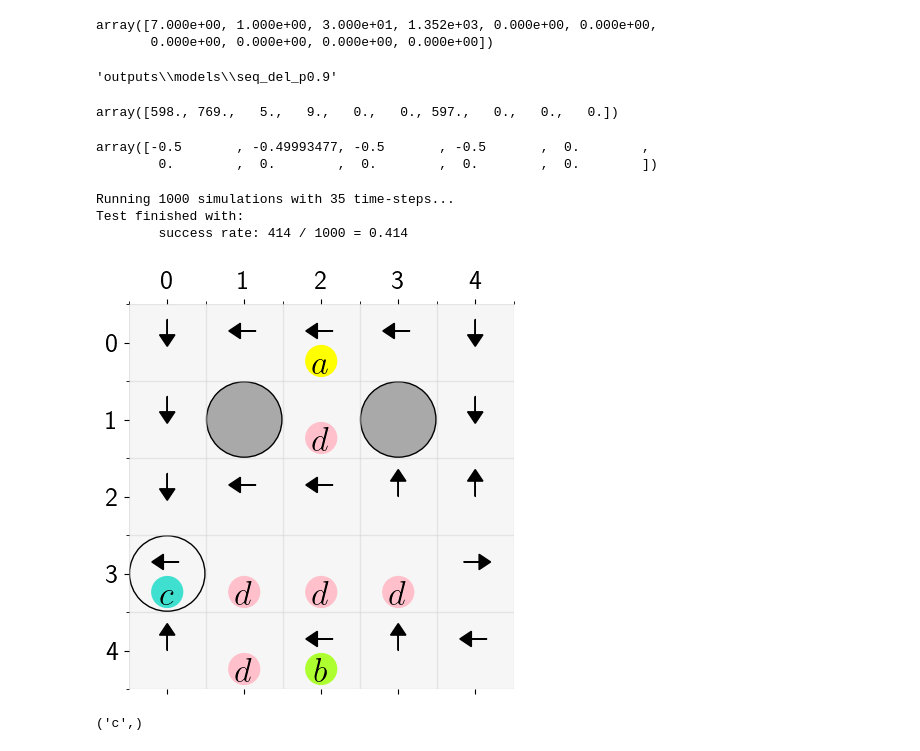
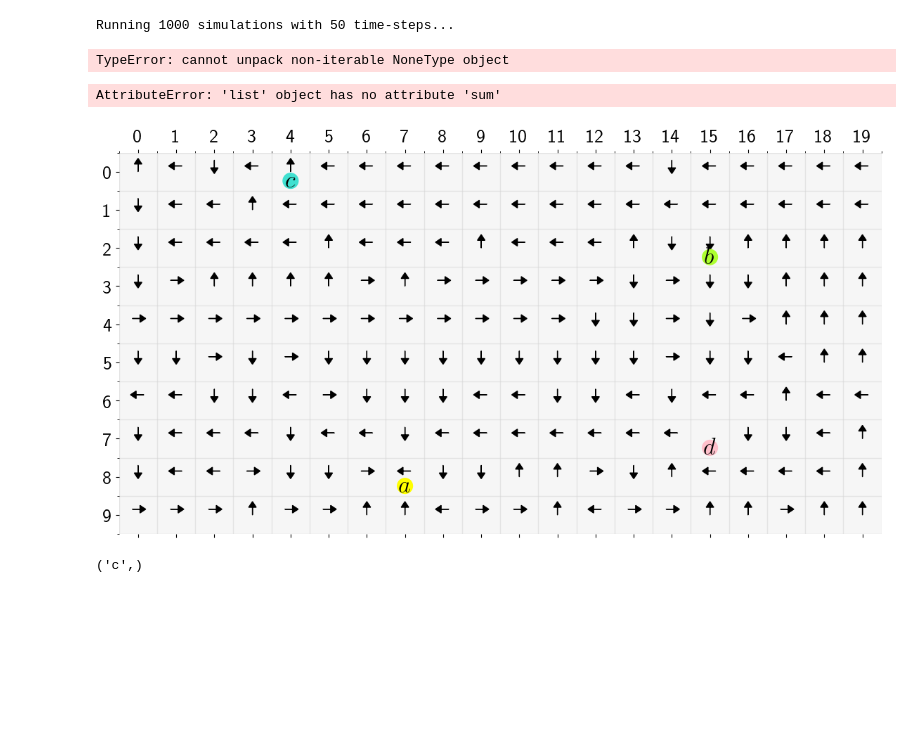
Before and after one commit to CL2-UWaterloo/RL-LTL, a Jupyter notebook: Main/new_case.ipynb, the cells around one changed output. Drawn from its saved outputs; the diff is of its cells as text; code cells hidden in the pictures; blank space fills up the shorter version.

```diff
--- a/Main/new_case.ipynb
+++ b/Main/new_case.ipynb
@@ -82,0 +29,6 @@ To enable them in other operations, rebuild TensorFlow with the appropriate comp
+# %%
+gw = grid_world('frozen_lake')
+model = build_model(gw.ch_states[(0,0,0,0)].shape, gw.csrl.shape[-1])
+# print(model.summary())
+model.load_weights(f'outputs/models/New_p{gw.p}')
+env = RL_LTL(gw, model)
@@ -214,9 +71,0 @@ Test wins: 88 / 200
-# %%
-N1[(0,0,4,2)]
-# %% [output]
-array([7.000e+00, 1.000e+00, 3.000e+01, 1.352e+03, 0.000e+00, 0.000e+00,
-       0.000e+00, 0.000e+00, 0.000e+00, 0.000e+00])
-# %%
-f'outputs\models\seq_del_p{p}'
-# %% [output]
-'outputs\\models\\seq_del_p0.9'
@@ -227,26 +74,20 @@ N1 = np.load(f'outputs/Ours/SD_{p}.npy')
-# %%
-N[(0,1,2,0)]
-# %% [output]
-array([598., 769.,   5.,   9.,   0.,   0., 597.,   0.,   0.,   0.])
-# %%
-Q[(0, 0, 4, 3)]
-# %% [output]
-array([-0.5       , -0.49993477, -0.5       , -0.5       ,  0.        ,
-        0.        ,  0.        ,  0.        ,  0.        ,  0.        ])
 # %%
-policy2=np.argmax(N1,axis=4)
-value2=np.max(N1,axis=4)
-np.save(f'outputs/Ours/New_{p}', N1)
+policy2=np.argmax(env.N,axis=4)
+value2=np.max(env.N,axis=4)
+# np.save(f'outputs/Ours/New_p{env.p}', env.N)
 # %%
-episodes, rew = run_Q_test(csrl, policy2, LTL_formula, predicates, start=None, T=35, runs=1000, verbose=0, reachability=True)
+episodes, rew = run_Q_test(gw.csrl, policy2, gw.LTL_formula, gw.predicates, start=None, T=50, runs=1000, verbose=0, reachability=True)
 # %% [output]
-Running 1000 simulations with 35 time-steps...
-Test finished with:
-        success rate: 414 / 1000 = 0.414
+Running 1000 simulations with 50 time-steps...
+TypeError: cannot unpack non-iterable NoneType object
+# %%
+rew.sum()
+# %% [output]
+AttributeError: 'list' object has no attribute 'sum'
 # %%
-grid_mdp.plot(policy=policy2[0, 5])
+gw.mdp.plot(policy=policy2[0, 0])
 # %% [output]
-[figure, old version]
+[figure, new version]
 # %%
 csrl.mdp.label[3,0]
 # %% [output]
```
Also changed, not shown: parts of 16 cells of this notebook, 7 other files.
